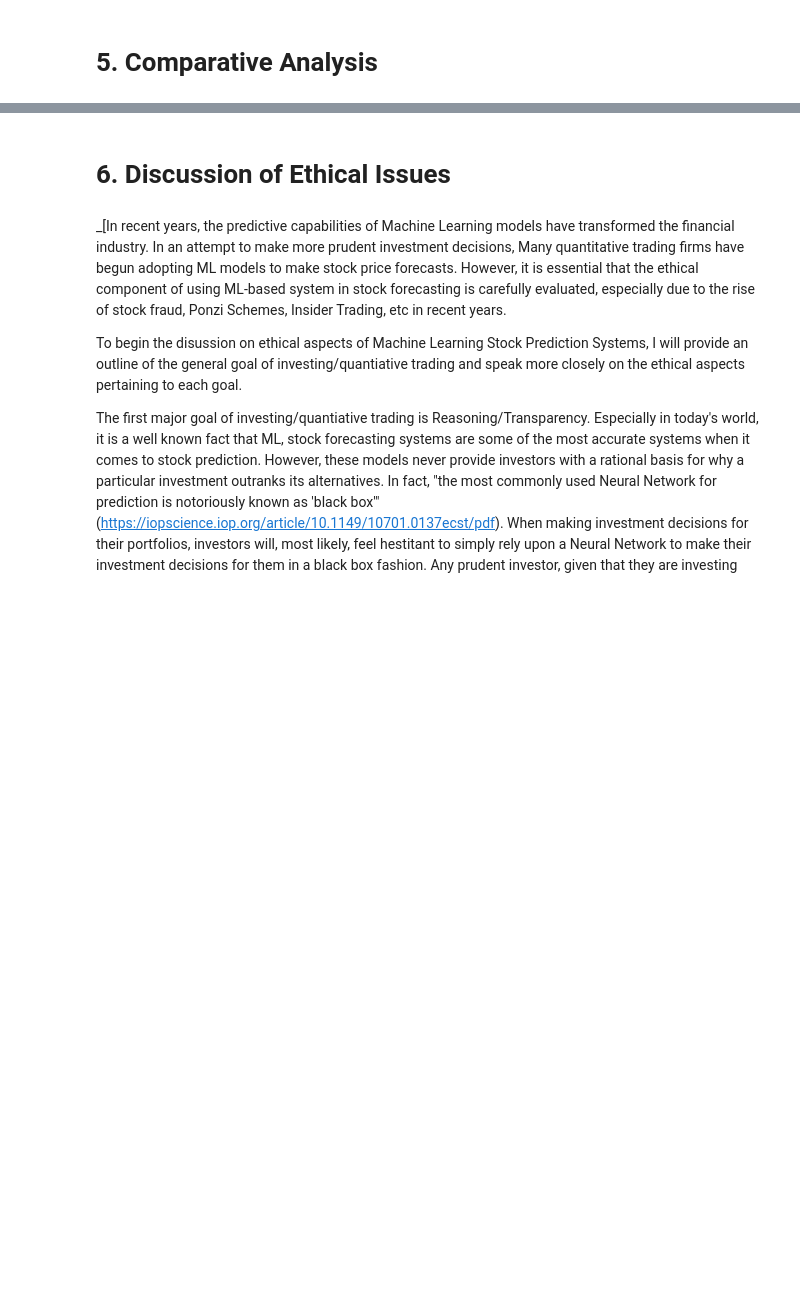
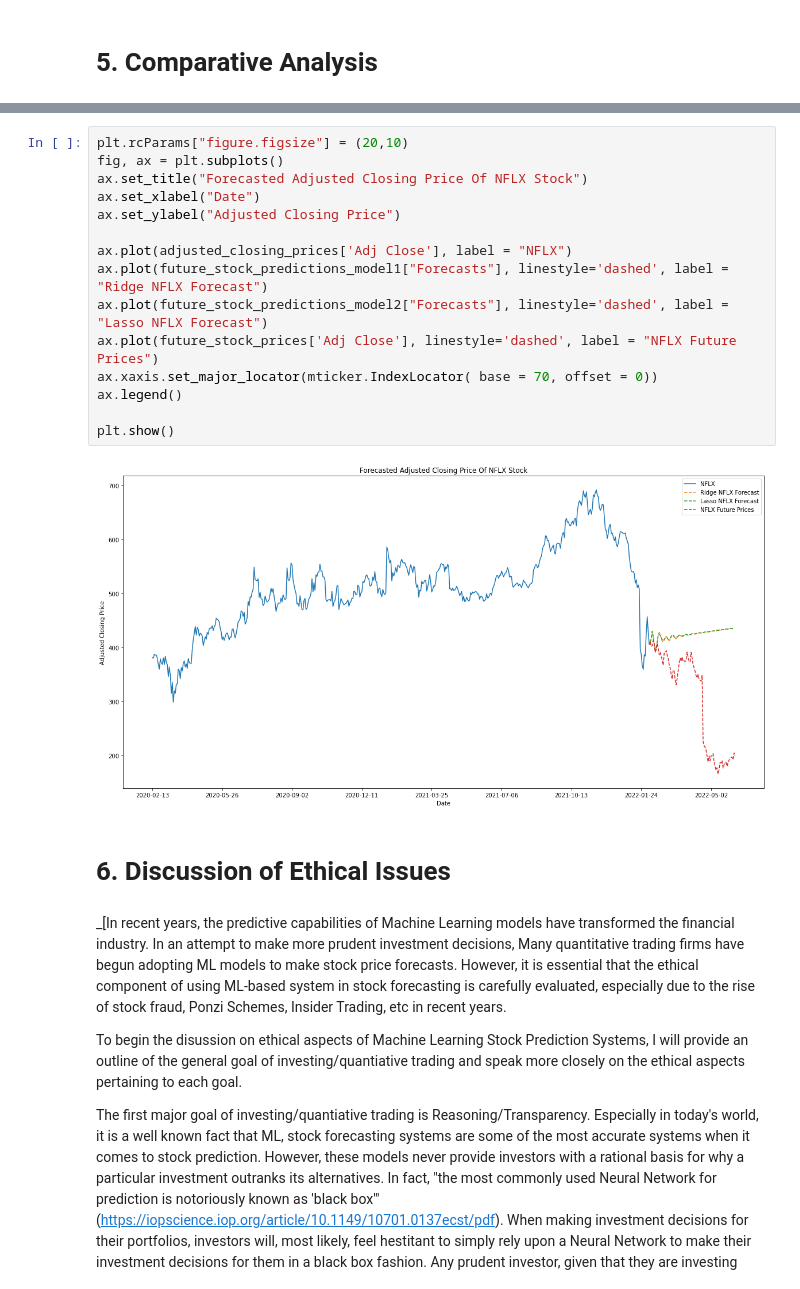
Before and after one commit to Ravi-Raghavan/ECE_443_Term_Project, a Jupyter notebook: NetflixStockPrices.ipynb, the cells around one changed output, grey strips where cells are left out. Cells and saved outputs as stored; diff of their text form; blank space fills up the shorter version.

```diff
--- a/NetflixStockPrices.ipynb
+++ b/NetflixStockPrices.ipynb
@@ -309,3 +362,20 @@ Error on Test Data: [0.00276981]
+# %%
+plt.rcParams["figure.figsize"] = (20,10)
+fig, ax = plt.subplots()
+ax.set_title("Forecasted Adjusted Closing Price Of NFLX Stock")
+ax.set_xlabel("Date")
+ax.set_ylabel("Adjusted Closing Price")
+
+ax.plot(adjusted_closing_prices['Adj Close'], label = "NFLX")
+ax.plot(future_stock_predictions_model1["Forecasts"], linestyle='dashed', label = "Ridge NFLX Forecast")
+ax.plot(future_stock_predictions_model2["Forecasts"], linestyle='dashed', label = "Lasso NFLX Forecast")
+ax.plot(future_stock_prices['Adj Close'], linestyle='dashed', label = "NFLX Future Prices")
+ax.xaxis.set_major_locator(mticker.IndexLocator( base = 70, offset = 0))
+ax.legend()
+
+plt.show()
+# %% [output]
+[figure, added]
 # %% [markdown]
 # **6. Discussion of Ethical Issues**
 # %% [markdown]
```
Also changed, not shown: parts of 5 cells of this notebook.
